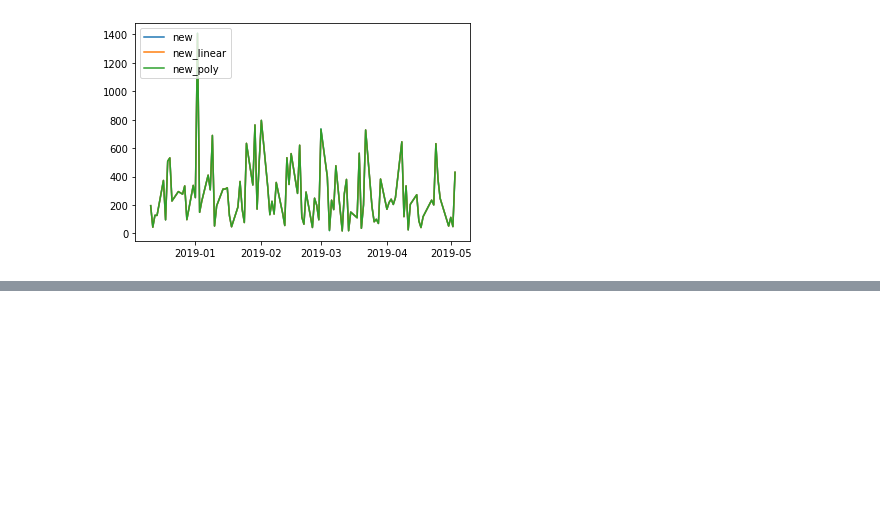
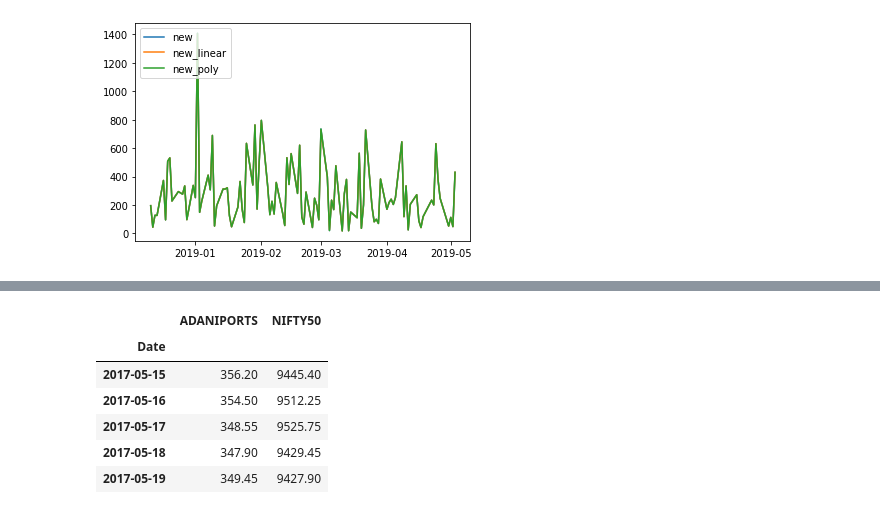
Before and after one commit to JamesMcGuigan/aspiration-ai-internship, a Jupyter notebook: python3/module_3/module_3.ipynb, the cells around one changed output, grey strips where cells are left out. Saved outputs shown, nothing was run; the diff lists cells and outputs as text; code cells hidden in the pictures; blank space fills up the shorter version.

```diff
--- a/python3/module_3/module_3.ipynb
+++ b/python3/module_3/module_3.ipynb
@@ -202,0 +235,12 @@ Whilst:
+# %%
+prices = pd.concat([ ADANIPORTS['Close Price'], NIFTY50['Close'] ], axis=1)
+prices.columns = ['ADANIPORTS', 'NIFTY50']
+prices.head()
+# %% [output]
+|  | ADANIPORTS | NIFTY50 |
+| Date |  |  |
+| 2017-05-15 | 356.20 | 9445.40 |
+| 2017-05-16 | 354.50 | 9512.25 |
+| 2017-05-17 | 348.55 | 9525.75 |
+| 2017-05-18 | 347.90 | 9429.45 |
+| 2017-05-19 | 349.45 | 9427.90 |
```
Also changed, not shown: parts of 9 cells of this notebook, 2 other files.
